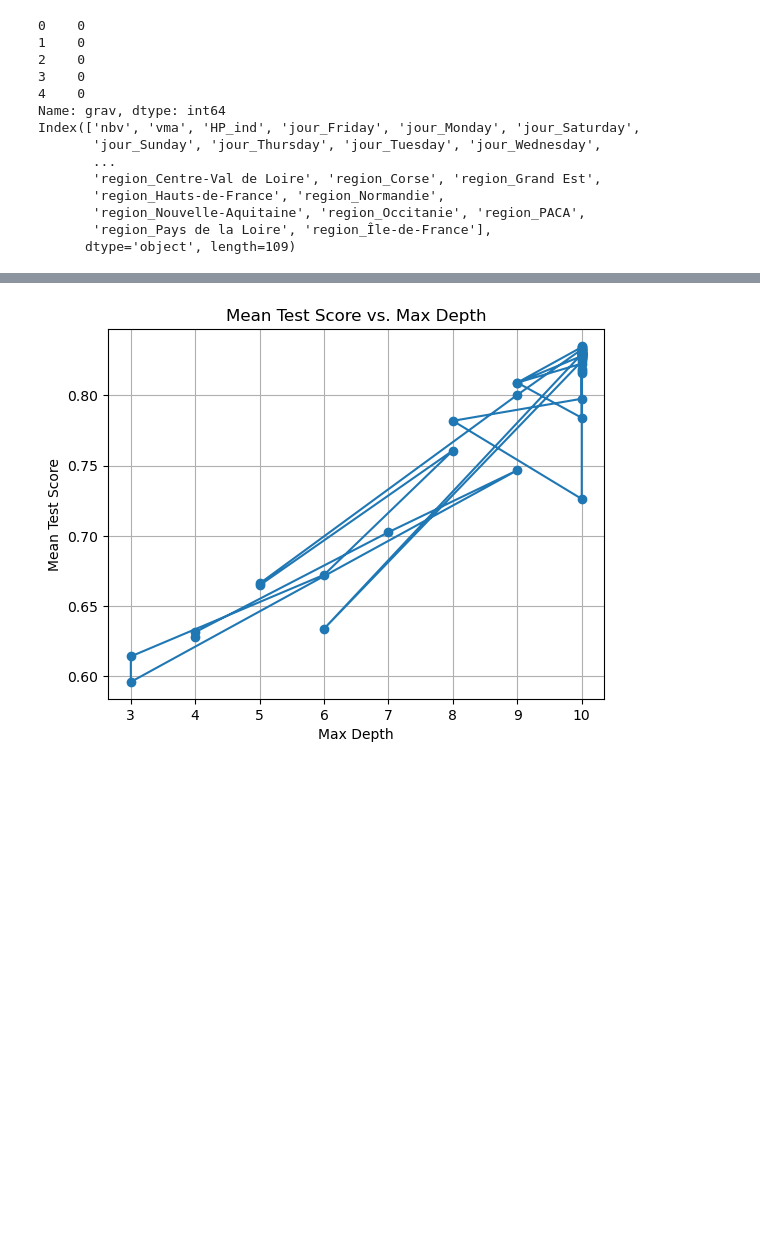
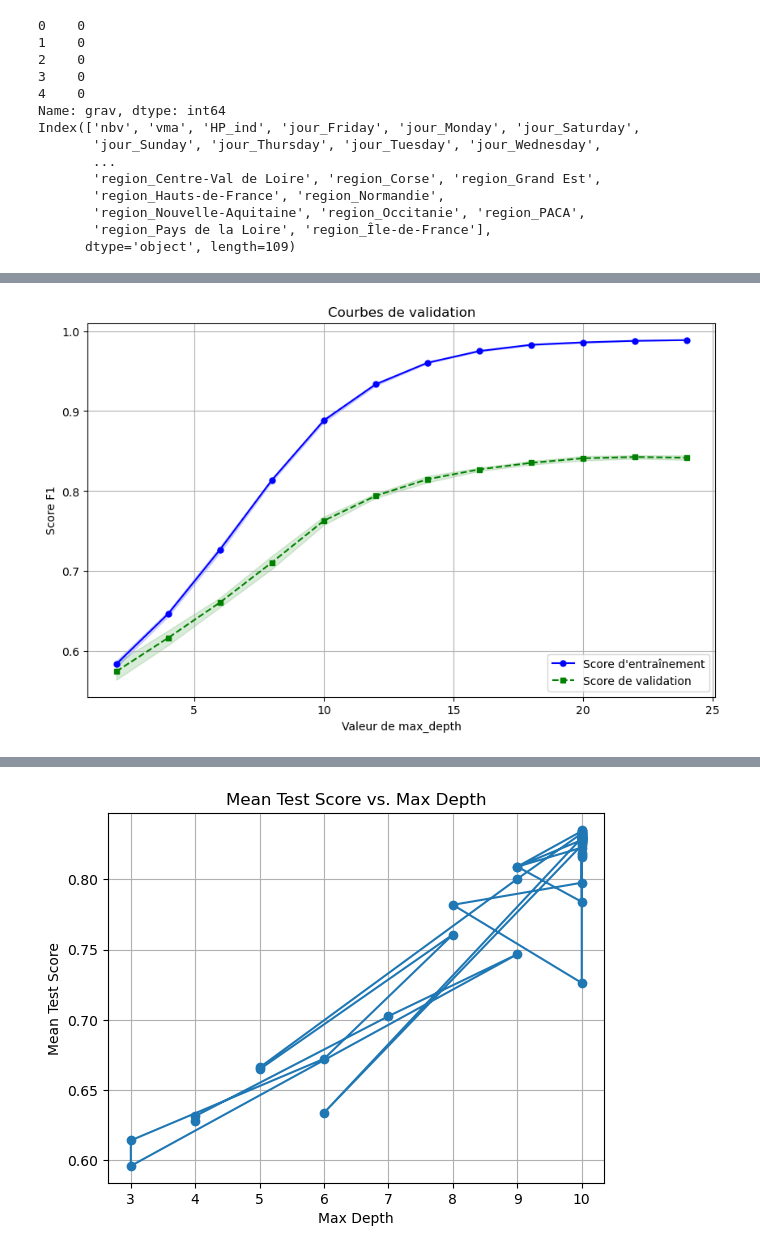
Before and after one commit to solinemignot/statapp_sujet26, a Jupyter notebook: Partie2_ML/XGBoost.ipynb, the cells around one changed output, grey strips where cells are left out. Saved outputs shown, nothing was run; the diff lists cells and outputs as text; code cells hidden in the pictures; blank space fills up the shorter version.

```diff
--- a/Partie2_ML/XGBoost.ipynb
+++ b/Partie2_ML/XGBoost.ipynb
@@ -156,0 +128,27 @@ plt.show()
+# %%
+def graph(model, param_name, param_range):
+    # Calculer les scores d'entraînement et de validation à travers la plage de valeurs de l'hyperparamètre
+    train_scores, valid_scores = validation_curve(model, X_train, y_train, param_name=param_name, param_range=param_range, cv=k_fold, scoring='f1')
+
+    # Calculer les scores moyens et les écarts-types pour les scores d'entraînement et de validation
+    train_mean = np.mean(train_scores, axis=1)
+    train_std = np.std(train_scores, axis=1)
+    valid_mean = np.mean(valid_scores, axis=1)
+    valid_std = np.std(valid_scores, axis=1)
+
+    # Tracer les courbes de validation
+    plt.figure(figsize=(10, 6))
+    plt.plot(param_range, train_mean, color='blue', marker='o', markersize=5, label='Score d\'entraînement')
+    plt.fill_between(param_range, train_mean + train_std, train_mean - train_std, alpha=0.15, color='blue')
+    plt.plot(param_range, valid_mean, color='green', linestyle='--', marker='s', markersize=5, label='Score de validation')
+    plt.fill_between(param_range, valid_mean + valid_std, valid_mean - valid_std, alpha=0.15, color='green')
+    plt.grid()
+    plt.xlabel('Valeur de ' + param_name)
+    plt.ylabel('Score F1')
+    plt.legend(loc='lower right')
+    plt.title('Courbes de validation')
+    plt.show()
+# %%
+graph(model=xgb.XGBClassifier(objective='binary:logistic', random_state=42), param_name='max_depth', param_range=range(2,25,2))
+# %% [output]
+[figure, added]
```
Also changed, not shown: parts of 18 cells of this notebook.
